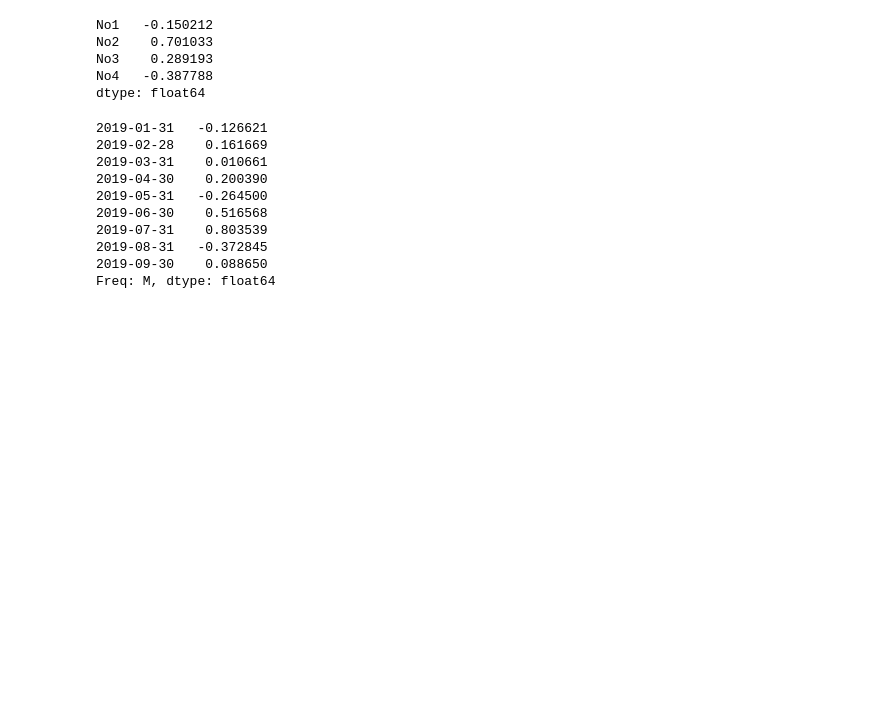
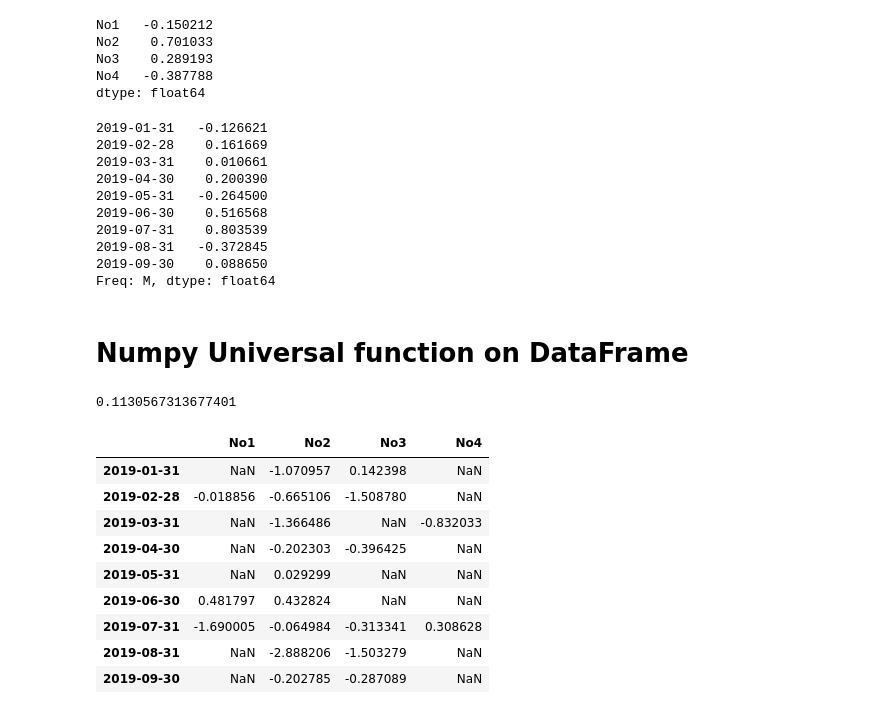
Before and after one commit to LINSANITY03/Finance_learning, a Jupyter notebook: pandas_eg/dataframe_class.ipynb, the cells around one changed output. Drawn from its saved outputs; the diff is of its cells as text; code cells hidden in the pictures; blank space fills up the shorter version.

```diff
--- a/pandas_eg/dataframe_class.ipynb
+++ b/pandas_eg/dataframe_class.ipynb
@@ -241,3 +241,22 @@ df.mean(axis=1)
 2019-08-31   -0.372845
 2019-09-30    0.088650
 Freq: M, dtype: float64
+# %% [markdown]
+# Numpy Universal function on DataFrame
+# %%
+np.mean(df)
+# %% [output]
+0.1130567313677401
+# %%
+np.log(df)
+# %% [output]
+|  | No1 | No2 | No3 | No4 |
+| 2019-01-31 | NaN | -1.070957 | 0.142398 | NaN |
+| 2019-02-28 | -0.018856 | -0.665106 | -1.508780 | NaN |
+| 2019-03-31 | NaN | -1.366486 | NaN | -0.832033 |
+| 2019-04-30 | NaN | -0.202303 | -0.396425 | NaN |
+| 2019-05-31 | NaN | 0.029299 | NaN | NaN |
+| 2019-06-30 | 0.481797 | 0.432824 | NaN | NaN |
+| 2019-07-31 | -1.690005 | -0.064984 | -0.313341 | 0.308628 |
+| 2019-08-31 | NaN | -2.888206 | -1.503279 | NaN |
+| 2019-09-30 | NaN | -0.202785 | -0.287089 | NaN |
```
Also changed, not shown: parts of 6 cells of this notebook.
